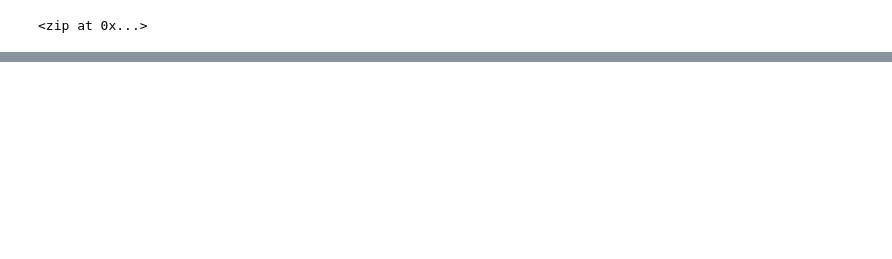
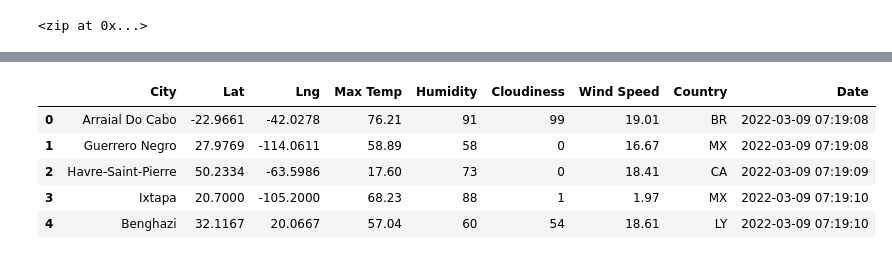
Before and after one commit to bmr209/World_Weather_Analysis, a Jupyter notebook: WeatherPy.ipynb, the cells around one changed output, grey strips where cells are left out. Cells and saved outputs as stored; diff of their text form; code cells hidden in the pictures; blank space fills up the shorter version.

```diff
--- a/WeatherPy.ipynb
+++ b/WeatherPy.ipynb
@@ -32,0 +145,11 @@ len(cities)
+# %%
+new_column_order = ["City", "Lat", "Lng", "Max Temp", "Humidity", "Cloudiness", "Wind Speed", "Country", "Date"]
+city_data_df = city_data_df[new_column_order]
+city_data_df.head()
+# %% [output]
+|  | City | Lat | Lng | Max Temp | Humidity | Cloudiness | Wind Speed | Country | Date |
+| 0 | Arraial Do Cabo | -22.9661 | -42.0278 | 76.21 | 91 | 99 | 19.01 | BR | 2022-03-09 07:19:08 |
+| 1 | Guerrero Negro | 27.9769 | -114.0611 | 58.89 | 58 | 0 | 16.67 | MX | 2022-03-09 07:19:08 |
+| 2 | Havre-Saint-Pierre | 50.2334 | -63.5986 | 17.60 | 73 | 0 | 18.41 | CA | 2022-03-09 07:19:09 |
+| 3 | Ixtapa | 20.7000 | -105.2000 | 68.23 | 88 | 1 | 1.97 | MX | 2022-03-09 07:19:10 |
+| 4 | Benghazi | 32.1167 | 20.0667 | 57.04 | 60 | 54 | 18.61 | LY | 2022-03-09 07:19:10 |
```
Also changed, not shown: parts of 8 cells of this notebook, 4 other files.
